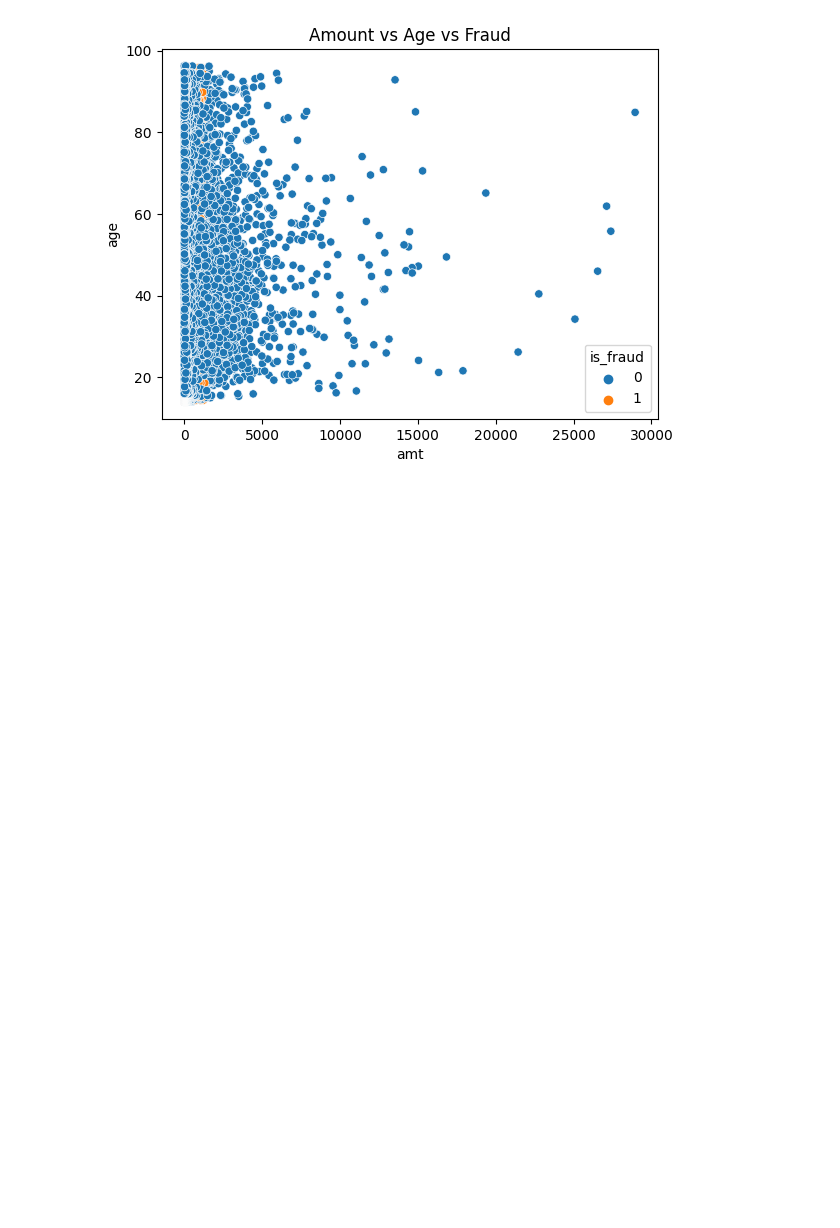
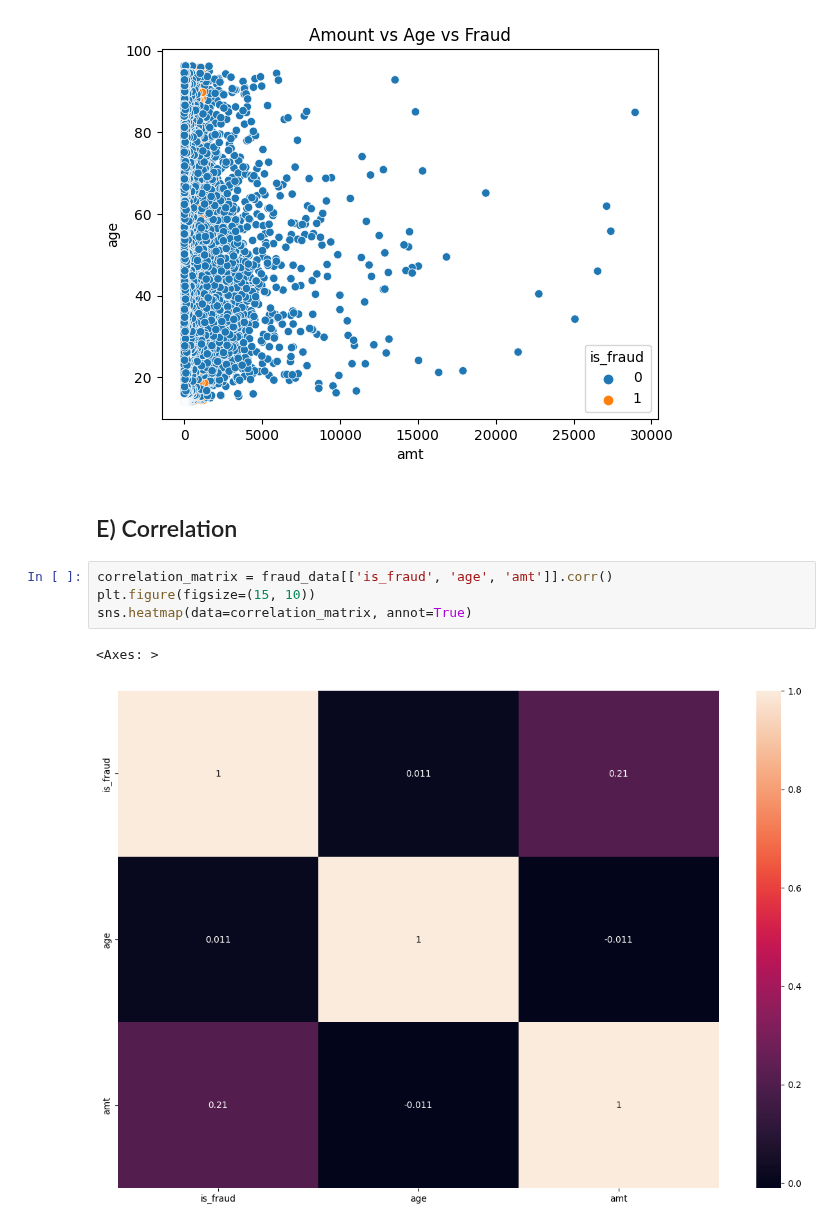
Before and after one commit to arthuralbarelli/ml-credit-card-fraud-detection, a Jupyter notebook: notebooks/credit_card_fraud_exploratory_analysis.ipynb, the cells around one changed output. Drawn from its saved outputs; the diff is of its cells as text; blank space fills up the shorter version.

Commit message:
feat(notebooks): Add correlation matrix

```diff
--- a/notebooks/credit_card_fraud_exploratory_analysis.ipynb
+++ b/notebooks/credit_card_fraud_exploratory_analysis.ipynb
@@ -284,3 +284,12 @@ plt.title('Amount vs Age vs Fraud')
 plt.show()
 # %% [output]
 [figure]
+# %% [markdown]
+## E) Correlation
+# %%
+correlation_matrix = fraud_data[['is_fraud', 'age', 'amt']].corr()
+plt.figure(figsize=(15, 10))
+sns.heatmap(data=correlation_matrix, annot=True)
+# %% [output]
+<Axes: >
+[figure, added]
```
Also changed, not shown: 1 other file.
